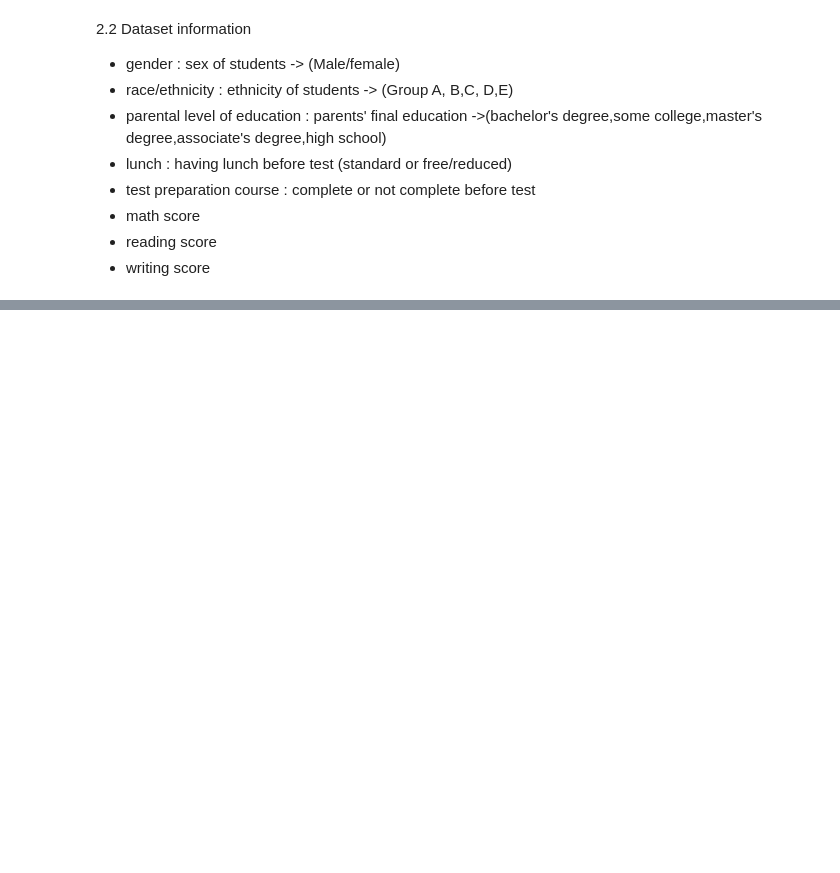
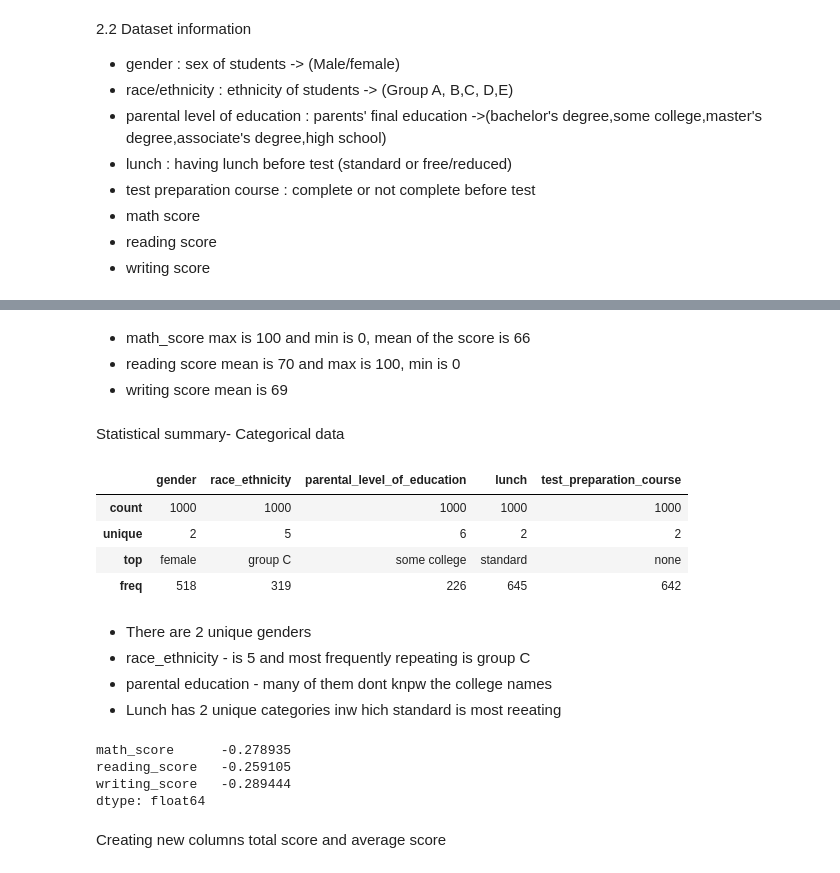
Before and after one commit to alkachauhanr/ML-Project, a Jupyter notebook: notebook/data/EDA studenets.ipynb, the cells around one changed output, grey strips where cells are left out. Drawn from its saved outputs; the diff is of its cells as text; code cells hidden in the pictures; blank space fills up the shorter version.

```diff
--- a/notebook/data/EDA studenets.ipynb
+++ b/notebook/data/EDA studenets.ipynb
@@ -63,0 +121,28 @@ df.shape
+# %% [markdown]
+* math_score max is 100 and min is 0, mean of the score is 66
+* reading score mean is 70 and max is 100, min is 0
+* writing score mean is 69
+# %% [markdown]
+Statistical summary- Categorical data
+# %%
+df.describe(include = 'O')
+# %% [output]
+|  | gender | race_ethnicity | parental_level_of_education | lunch | test_preparation_course |
+| count | 1000 | 1000 | 1000 | 1000 | 1000 |
+| unique | 2 | 5 | 6 | 2 | 2 |
+| top | female | group C | some college | standard | none |
+| freq | 518 | 319 | 226 | 645 | 642 |
+# %% [markdown]
+* There are 2 unique genders
+* race_ethnicity - is 5 and most frequently repeating is group C
+* parental education - many of them dont knpw the college names
+* Lunch has 2 unique categories inw hich standard is most reeating
+# %%
+df.skew()
+# %% [output]
+math_score      -0.278935
+reading_score   -0.259105
+writing_score   -0.289444
+dtype: float64
+# %% [markdown]
+Creating new columns total score and average score
```
Also changed, not shown: parts of 18 cells of this notebook.
